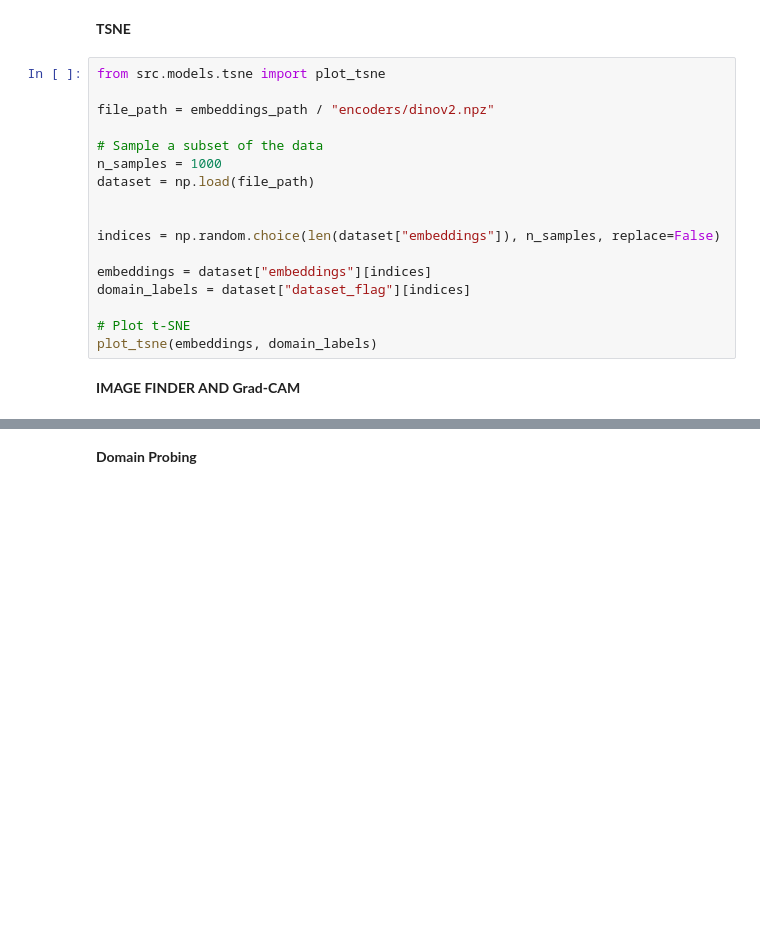
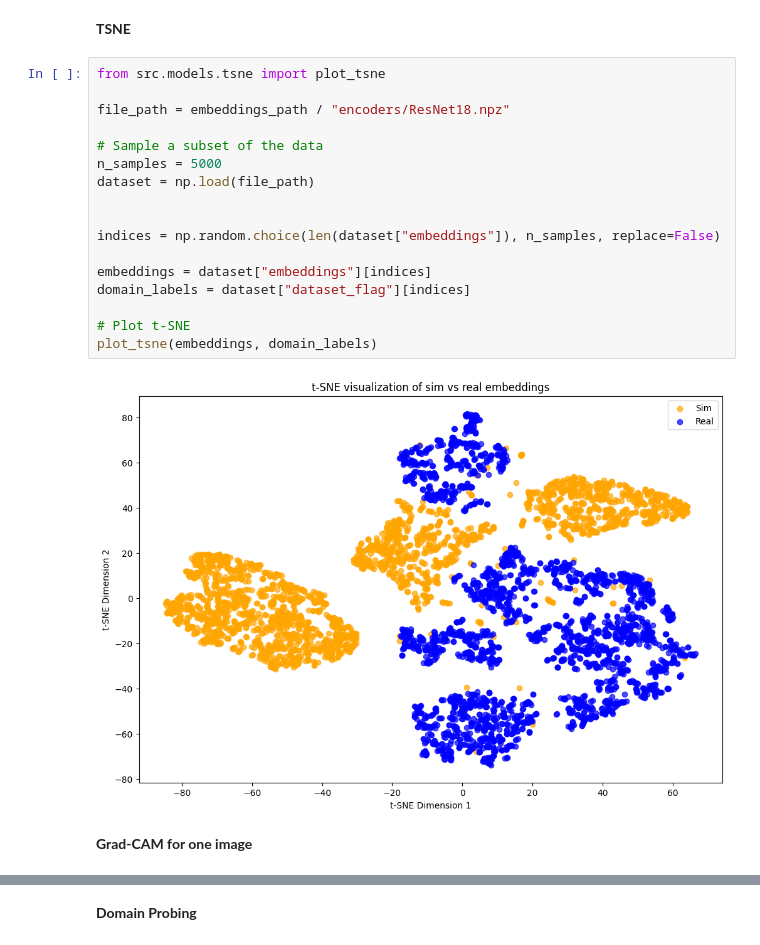
Before and after one commit to yyardi/Bridging-the-Sim2Real-Gap, a Jupyter notebook: notebooks/Compiled_models.ipynb, the cells around one changed output, grey strips where cells are left out. Drawn from its saved outputs; the diff is of its cells as text; blank space fills up the shorter version.

```diff
--- a/notebooks/Compiled_models.ipynb
+++ b/notebooks/Compiled_models.ipynb
@@ -132,19 +155,21 @@ model_output_dim = output()
 # %%
 from src.models.tsne import plot_tsne
 
-file_path = embeddings_path / "encoders/dinov2.npz"
+file_path = embeddings_path / "encoders/ResNet18.npz"
 
 # Sample a subset of the data
-n_samples = 1000
+n_samples = 5000
 dataset = np.load(file_path)
 
 
 indices = np.random.choice(len(dataset["embeddings"]), n_samples, replace=False)
 
 embeddings = dataset["embeddings"][indices]
 domain_labels = dataset["dataset_flag"][indices]
 
 # Plot t-SNE
 plot_tsne(embeddings, domain_labels)
+# %% [output]
+[figure, added]
 # %% [markdown]
-**IMAGE FINDER AND Grad-CAM**
+**Grad-CAM for one image**
```
Also changed, not shown: parts of 13 cells of this notebook, 2 other files.
